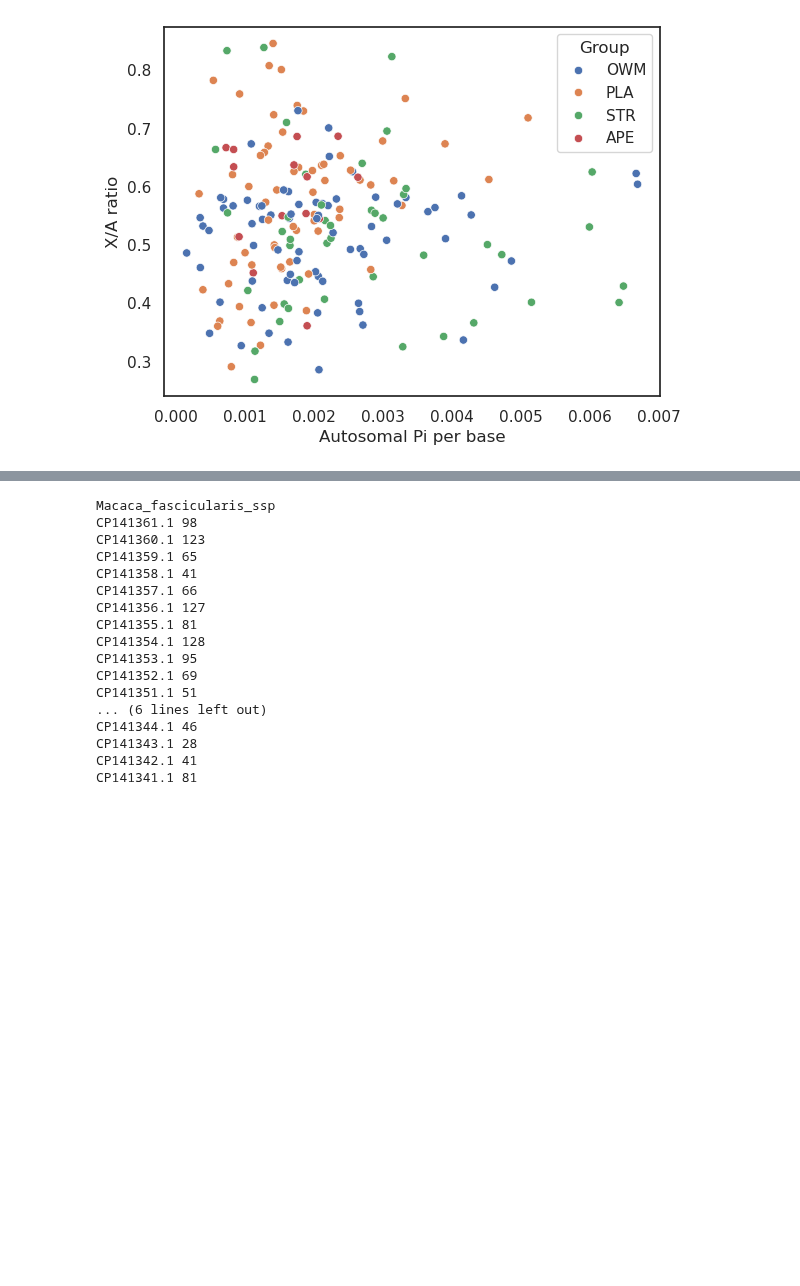
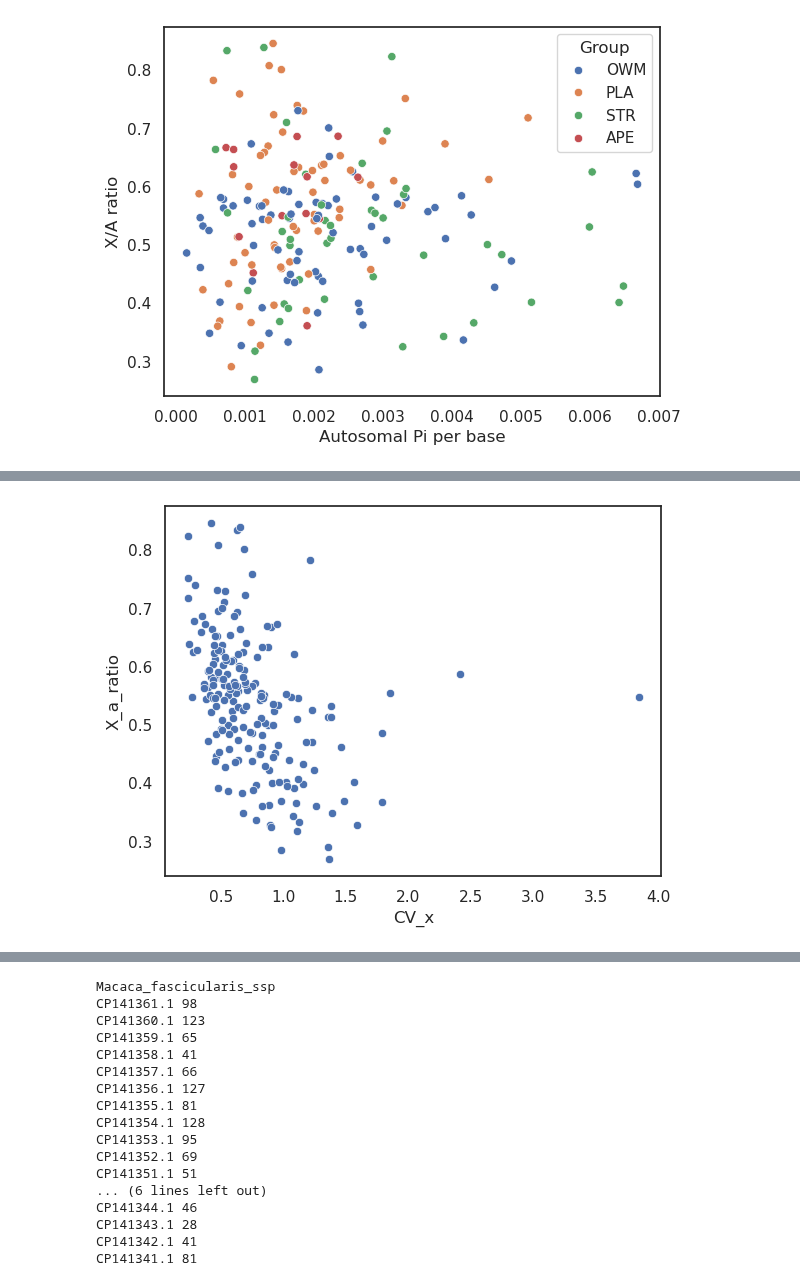
Before and after one commit to erikfogh/selection_primates, a Jupyter notebook: notebooks/main05_pi_stats.ipynb, the cells around one changed output, grey strips where cells are left out. Cells and saved outputs as stored; diff of their text form; code cells hidden in the pictures; blank space fills up the shorter version.

```diff
--- a/notebooks/main05_pi_stats.ipynb
+++ b/notebooks/main05_pi_stats.ipynb
@@ -261,0 +266,4 @@ plt.axline((0, 0), slope=1, linewidth=1, color='orange')
+# %%
+g = sns.scatterplot(mean_pi_df, y="X_a_ratio", x="CV_x")
+# %% [output]
+[figure, added]
```
Also changed, not shown: parts of 34 cells of this notebook, 8 other files.
